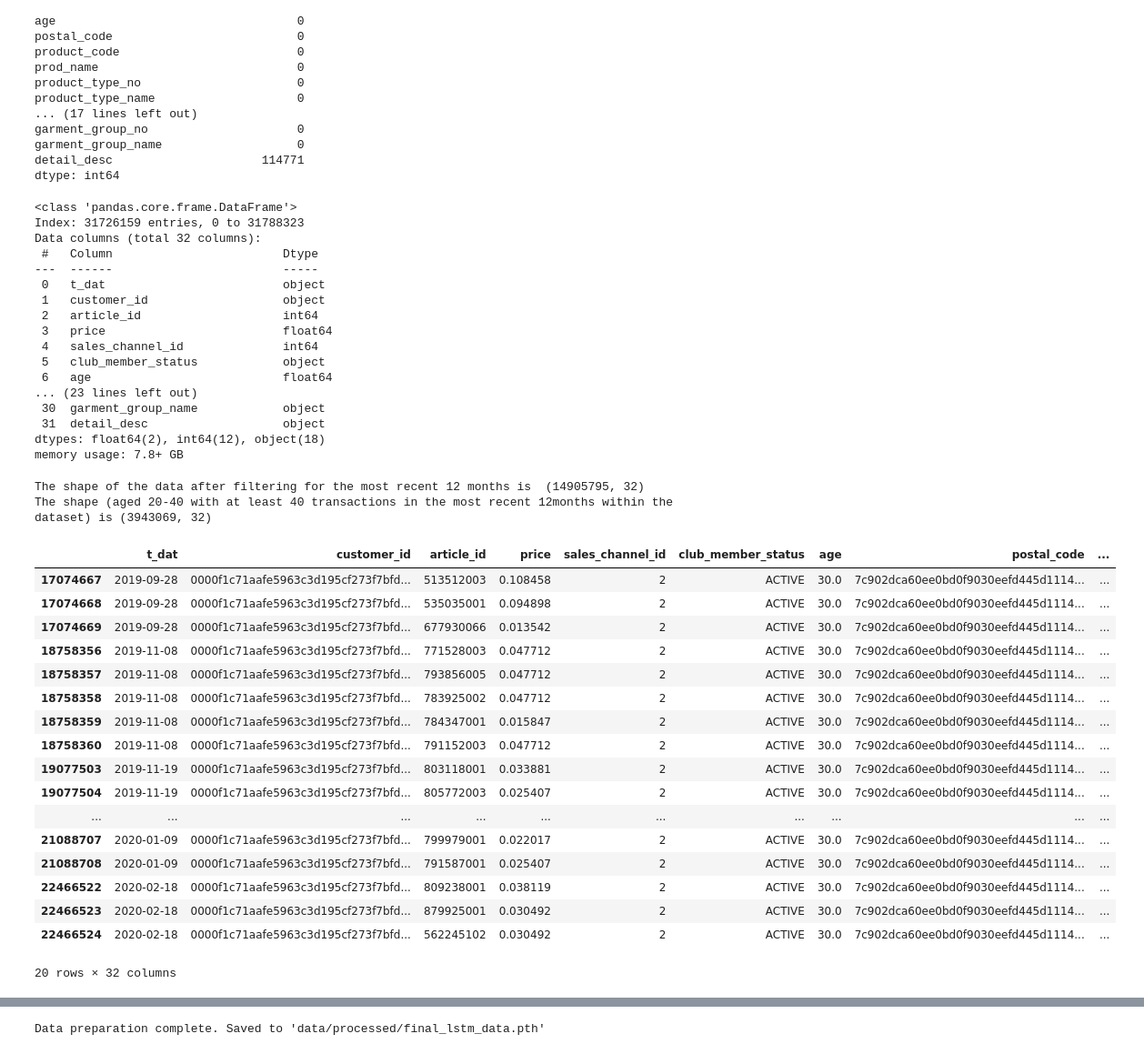
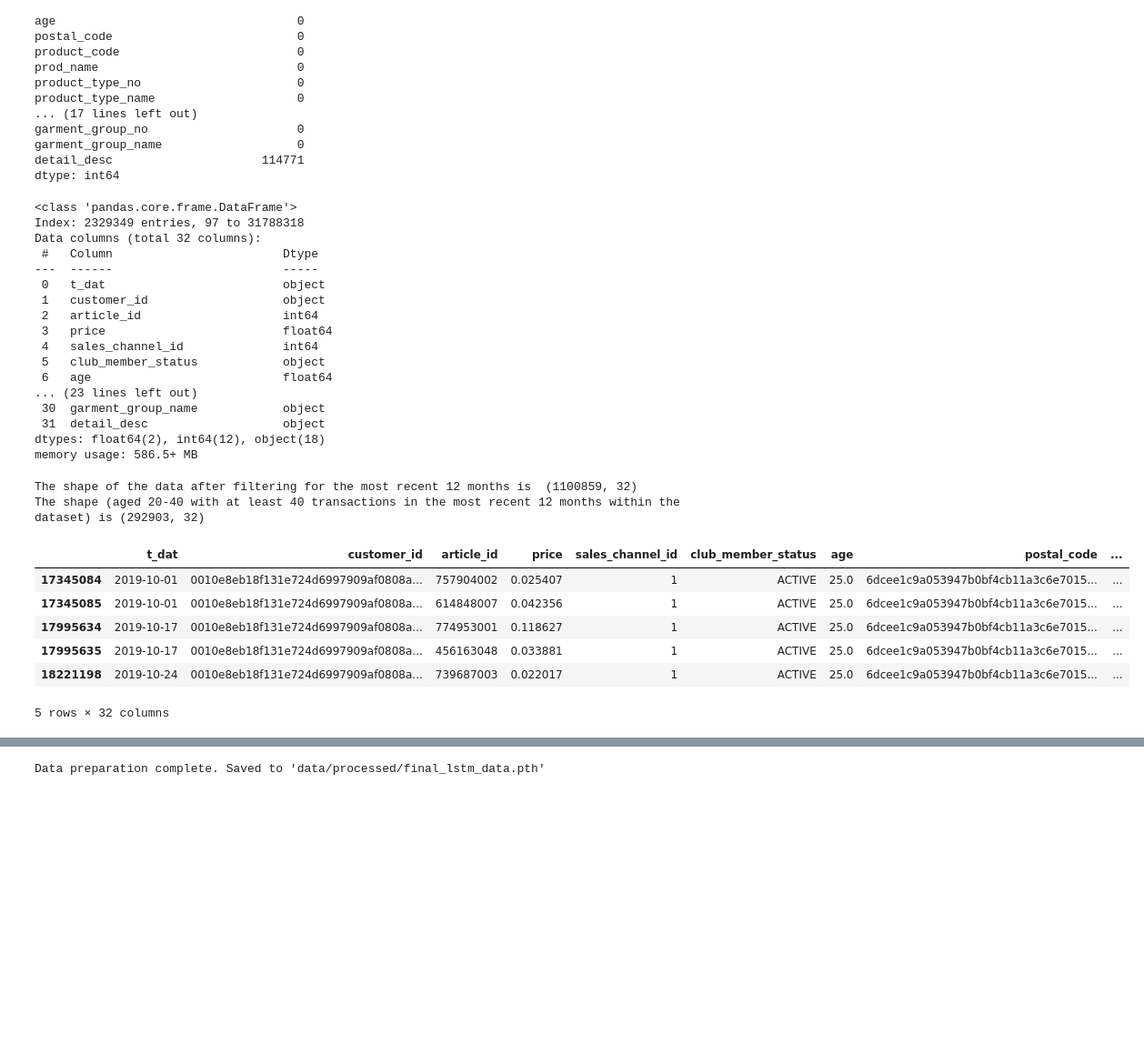
Before and after one commit to amaccodes/hm-fashion-recommender, a Jupyter notebook: notebooks/LSTM/data_preparing.ipynb, the cells around one changed output, grey strips where cells are left out. Shown at 91% size. Cells and saved outputs as stored; diff of their text form; code cells hidden in the pictures; blank space fills up the shorter version.

```diff
--- a/notebooks/LSTM/data_preparing.ipynb
+++ b/notebooks/LSTM/data_preparing.ipynb
@@ -22,9 +22,9 @@ articleData = pd.read_csv('/Users/aaronmcdonald/hm-fashion-recommender/data/raw/
 transactionsData = pd.read_csv('/Users/aaronmcdonald/hm-fashion-recommender/data/raw/transactions_train .csv')
 '''
 
-customerData = pd.read_csv('data/raw/customers.csv')
-articleData = pd.read_csv('data/raw/articles.csv')
-transactionsData = pd.read_csv('data/raw/transactions_train.csv')
+customerData = pd.read_csv('/Users/aaronmcdonald/hm-fashion-recommender/data/raw/customers.csv')
+articleData = pd.read_csv('/Users/aaronmcdonald/hm-fashion-recommender/data/raw/articles.csv')
+transactionsData = pd.read_csv('/Users/aaronmcdonald/hm-fashion-recommender/data/raw/transactions_train.csv')
 # %%
 # merge all the data on to the transactions data
 df = pd.merge(transactionsData, customerData, on='customer_id', how='left')
@@ -106,11 +110,21 @@ garment_group_no                     0
 garment_group_name                   0
 detail_desc                     114771
 dtype: int64
+# %%
+# Step 1: Get all unique customer IDs
+unique_ids = df['customer_id'].unique()
+
+# Step 2: Randomly select a number of customer IDs (say, 100)
+np.random.seed(42)  # Optional: ensures reproducibility
+sample_ids = np.random.choice(unique_ids, size=100000, replace=False)
+
+# Step 3: Filter the DataFrame to only include those customer IDs
+df = df[df['customer_id'].isin(sample_ids)]
 # %%
 df.info()
 # %% [output]
 <class 'pandas.core.frame.DataFrame'>
-Index: 31726159 entries, 0 to 31788323
+Index: 2329349 entries, 97 to 31788318
 Data columns (total 32 columns):
  #   Column                        Dtype
 ---  ------                        -----
@@ -125,50 +139,39 @@ Data columns (total 32 columns):
  30  garment_group_name            object
  31  detail_desc                   object
 dtypes: float64(2), int64(12), object(18)
-memory usage: 7.8+ GB
+memory usage: 586.5+ MB
 # %%
 # now we need to filter the data to only include customers
 # aged 20-40 who have at least 40 transactions and to have only
 #  transactions in the last 12 months, the latest t_dat is 2020-09-22 in the dataset
 
 
 # convert t_date to datetime
 df['t_dat'] = pd.to_datetime(df['t_dat'])
 # filter the data to only include transactions in the last 12 months
 df = df[df['t_dat'] >= '2019-09-22']
 print('The shape of the data after filtering for the most recent 12 months is ', df.shape)
 # filter the data to only include customers aged 20-40
 df = df[(df['age'] >= 20) & (df['age'] <=40)]
 # filter the data to only include customers who have at least 40 transactions
 # Get customer_ids with at least 40 transactions
 eligible_customers = df['customer_id'].value_counts()
 eligible_customers = eligible_customers[eligible_customers >= 40].index
 
 # Filter df to only include those customers
 df = df[df['customer_id'].isin(eligible_customers)]
 
-print('The shape (aged 20-40 with at least 40 transactions in the most recent 12months within the dataset) is', df.shape)
+print('The shape (aged 20-40 with at least 40 transactions in the most recent 12 months within the dataset) is', df.shape)
 # sort by datetime and customer_id, then group the rows by customer_id
 df = df.sort_values(by=['customer_id', 't_dat'])
-df.head(20)
+df.head()
 # %% [output]
-The shape of the data after filtering for the most recent 12 months is  (14905795, 32)
-The shape (aged 20-40 with at least 40 transactions in the most recent 12months within the dataset) is (3943069, 32)
+The shape of the data after filtering for the most recent 12 months is  (1100859, 32)
+The shape (aged 20-40 with at least 40 transactions in the most recent 12 months within the dataset) is (292903, 32)
 |  | t_dat | customer_id | article_id | price | sales_channel_id | club_member_status | age | postal_code | ... |
-| 17074667 | 2019-09-28 | 0000f1c71aafe5963c3d195cf273f7bfd... | 513512003 | 0.108458 | 2 | ACTIVE | 30.0 | 7c902dca60ee0bd0f9030eefd445d1114... | ... |
-| 17074668 | 2019-09-28 | 0000f1c71aafe5963c3d195cf273f7bfd... | 535035001 | 0.094898 | 2 | ACTIVE | 30.0 | 7c902dca60ee0bd0f9030eefd445d1114... | ... |
-| 17074669 | 2019-09-28 | 0000f1c71aafe5963c3d195cf273f7bfd... | 677930066 | 0.013542 | 2 | ACTIVE | 30.0 | 7c902dca60ee0bd0f9030eefd445d1114... | ... |
-| 18758356 | 2019-11-08 | 0000f1c71aafe5963c3d195cf273f7bfd... | 771528003 | 0.047712 | 2 | ACTIVE | 30.0 | 7c902dca60ee0bd0f9030eefd445d1114... | ... |
-| 18758357 | 2019-11-08 | 0000f1c71aafe5963c3d195cf273f7bfd... | 793856005 | 0.047712 | 2 | ACTIVE | 30.0 | 7c902dca60ee0bd0f9030eefd445d1114... | ... |
-| 18758358 | 2019-11-08 | 0000f1c71aafe5963c3d195cf273f7bfd... | 783925002 | 0.047712 | 2 | ACTIVE | 30.0 | 7c902dca60ee0bd0f9030eefd445d1114... | ... |
-| 18758359 | 2019-11-08 | 0000f1c71aafe5963c3d195cf273f7bfd... | 784347001 | 0.015847 | 2 | ACTIVE | 30.0 | 7c902dca60ee0bd0f9030eefd445d1114... | ... |
-| 18758360 | 2019-11-08 | 0000f1c71aafe5963c3d195cf273f7bfd... | 791152003 | 0.047712 | 2 | ACTIVE | 30.0 | 7c902dca60ee0bd0f9030eefd445d1114... | ... |
-| 19077503 | 2019-11-19 | 0000f1c71aafe5963c3d195cf273f7bfd... | 803118001 | 0.033881 | 2 | ACTIVE | 30.0 | 7c902dca60ee0bd0f9030eefd445d1114... | ... |
-| 19077504 | 2019-11-19 | 0000f1c71aafe5963c3d195cf273f7bfd... | 805772003 | 0.025407 | 2 | ACTIVE | 30.0 | 7c902dca60ee0bd0f9030eefd445d1114... | ... |
-| ... | ... | ... | ... | ... | ... | ... | ... | ... | ... |
-| 21088707 | 2020-01-09 | 0000f1c71aafe5963c3d195cf273f7bfd... | 799979001 | 0.022017 | 2 | ACTIVE | 30.0 | 7c902dca60ee0bd0f9030eefd445d1114... | ... |
-| 21088708 | 2020-01-09 | 0000f1c71aafe5963c3d195cf273f7bfd... | 791587001 | 0.025407 | 2 | ACTIVE | 30.0 | 7c902dca60ee0bd0f9030eefd445d1114... | ... |
-| 22466522 | 2020-02-18 | 0000f1c71aafe5963c3d195cf273f7bfd... | 809238001 | 0.038119 | 2 | ACTIVE | 30.0 | 7c902dca60ee0bd0f9030eefd445d1114... | ... |
-| 22466523 | 2020-02-18 | 0000f1c71aafe5963c3d195cf273f7bfd... | 879925001 | 0.030492 | 2 | ACTIVE | 30.0 | 7c902dca60ee0bd0f9030eefd445d1114... | ... |
-| 22466524 | 2020-02-18 | 0000f1c71aafe5963c3d195cf273f7bfd... | 562245102 | 0.030492 | 2 | ACTIVE | 30.0 | 7c902dca60ee0bd0f9030eefd445d1114... | ... |
+| 17345084 | 2019-10-01 | 0010e8eb18f131e724d6997909af0808a... | 757904002 | 0.025407 | 1 | ACTIVE | 25.0 | 6dcee1c9a053947b0bf4cb11a3c6e7015... | ... |
+| 17345085 | 2019-10-01 | 0010e8eb18f131e724d6997909af0808a... | 614848007 | 0.042356 | 1 | ACTIVE | 25.0 | 6dcee1c9a053947b0bf4cb11a3c6e7015... | ... |
+| 17995634 | 2019-10-17 | 0010e8eb18f131e724d6997909af0808a... | 774953001 | 0.118627 | 1 | ACTIVE | 25.0 | 6dcee1c9a053947b0bf4cb11a3c6e7015... | ... |
+| 17995635 | 2019-10-17 | 0010e8eb18f131e724d6997909af0808a... | 456163048 | 0.033881 | 1 | ACTIVE | 25.0 | 6dcee1c9a053947b0bf4cb11a3c6e7015... | ... |
+| 18221198 | 2019-10-24 | 0010e8eb18f131e724d6997909af0808a... | 739687003 | 0.022017 | 1 | ACTIVE | 25.0 | 6dcee1c9a053947b0bf4cb11a3c6e7015... | ... |
-20 rows × 32 columns
+5 rows × 32 columns
```
Also changed, not shown: parts of 7 cells of this notebook, 8 other files.
